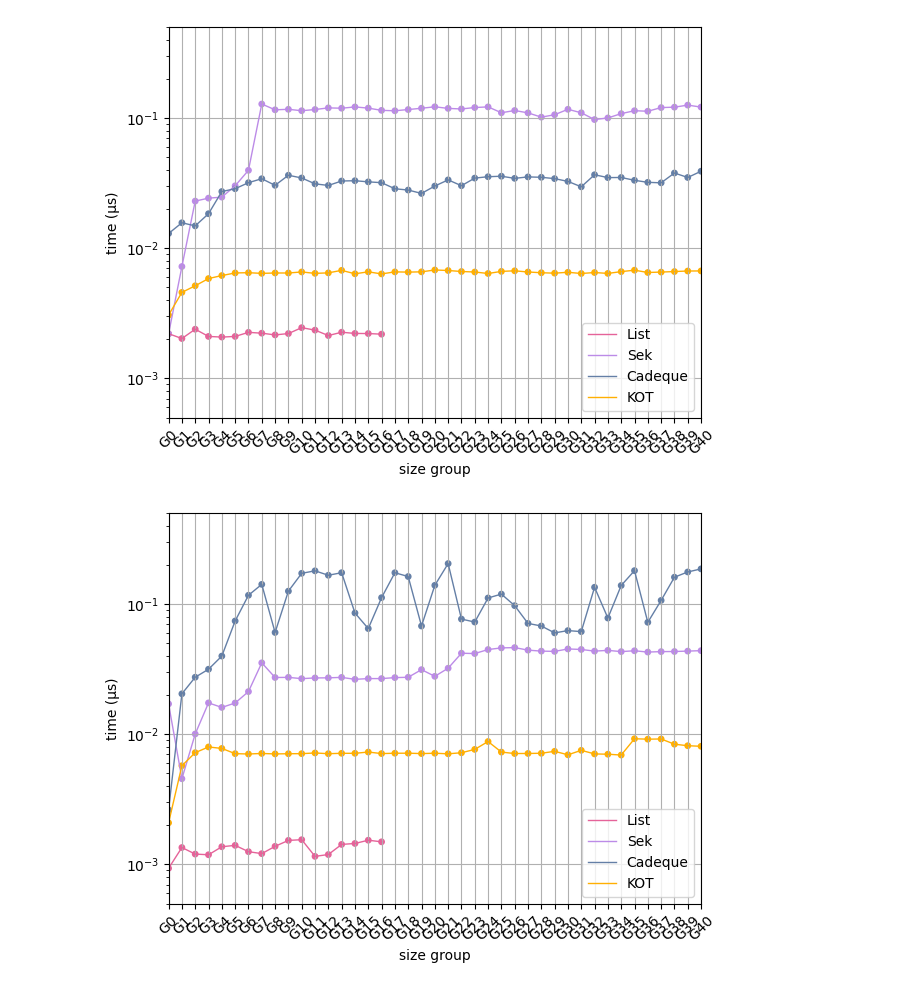
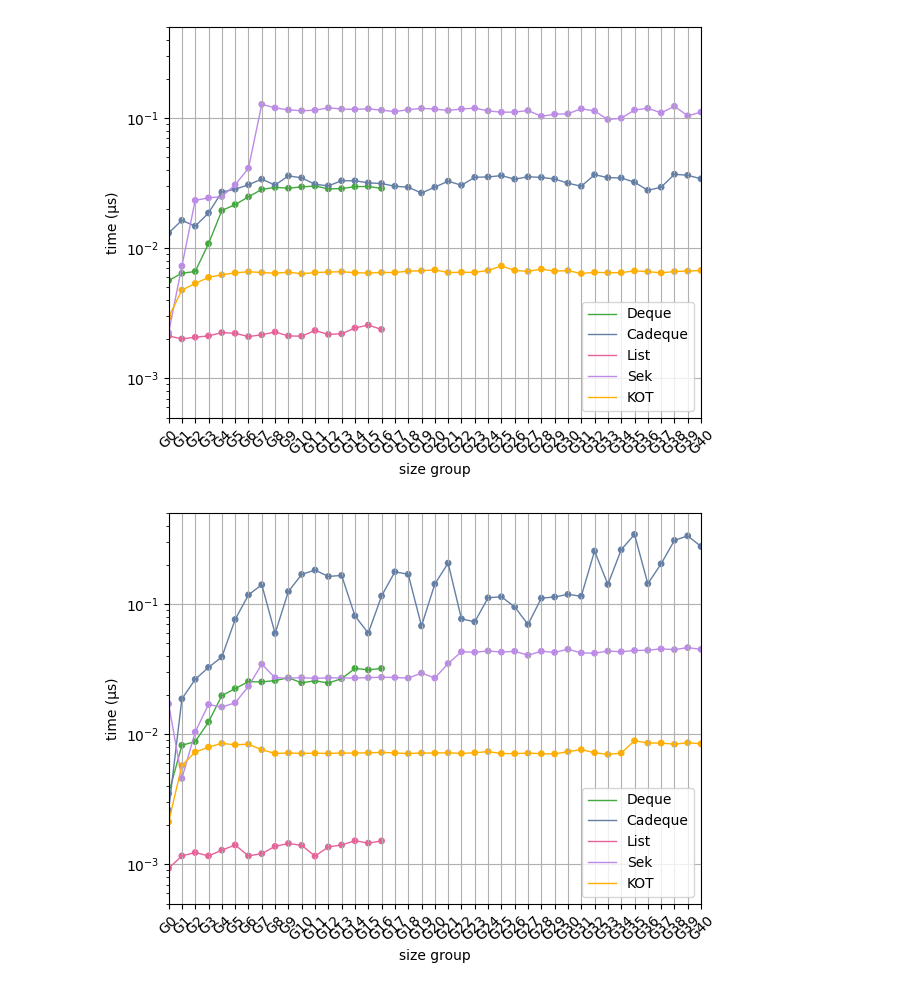
Before and after one commit to JulesViennotFranca/VerifiedCatenableDeque, a Jupyter notebook: bench/graphics.ipynb, the cells around one changed output. Drawn from its saved outputs; the diff is of its cells as text; code cells hidden in the pictures.

```diff
--- a/bench/graphics.ipynb
+++ b/bench/graphics.ipynb
@@ -9,7 +9,7 @@ import matplotlib.ticker as mticker
 list = ("List", "#E56399")
 listrev = ("ListRev", "#E66363")
 sek = ("Sek", "#BC8BE7")
-deque = ("Deque", "#7FD1B9")
+deque = ("Deque", "#43A83E")
 steque = ("Steque", "#72A8B0")
 cadeque = ("Cadeque", "#647FA6")
 kot = ("KOT", "#FFAF02")
@@ -146,17 +146,20 @@ def plot_time_data_3D(data, data_structures, view=None):
         ax.view_init(**view)
 
     plt.show()
+
+# The data structures that we want to show.
+all = [deque, cadeque, list, sek, kot]
 # %%
 # Graph for push
-data = concat_read_data([list, sek, cadeque, kot], "push")
-plot_time_data_2D("./tmp/push.pdf", data, [list, sek, cadeque, kot], 5.0e-1, scale='log')
+data = concat_read_data(all, "push")
+plot_time_data_2D("./tmp/push.pdf", data, all, 5.0e-1, scale='log')
 # %% [output]
-[figure, old version]
+[figure, new version]
 # %%
 # Graph for pop
-data = concat_read_data([list, sek, cadeque, kot], "pop")
-plot_time_data_2D("./tmp/pop.pdf", data, [list, sek, cadeque, kot], 5.0e-1, scale='log')
+data = concat_read_data(all, "pop")
+plot_time_data_2D("./tmp/pop.pdf", data, all, 5.0e-1, scale='log')
 # %% [output]
-[figure, old version]
+[figure, new version]
 # %%
 # Graph for inject
```
Also changed, not shown: parts of 4 cells of this notebook, 2 other files.
